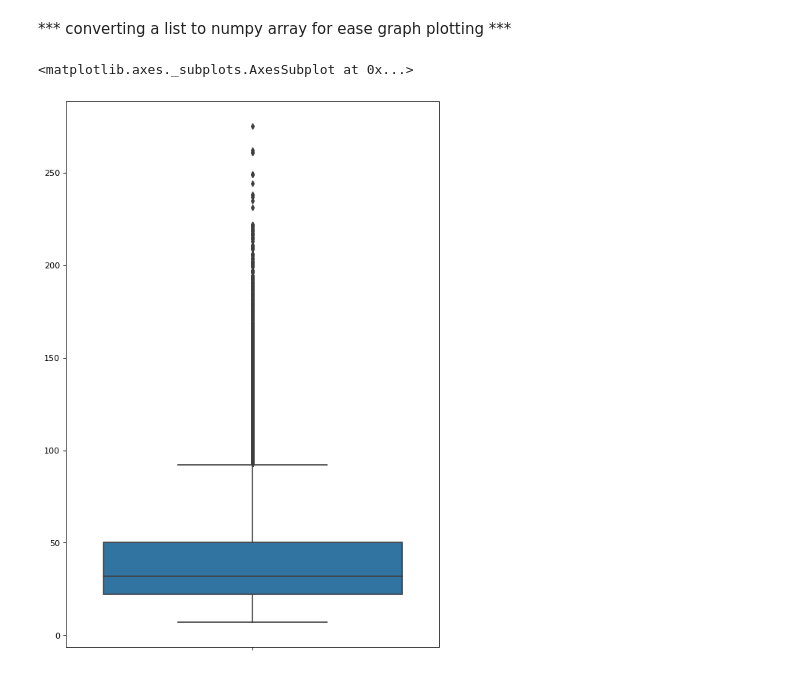
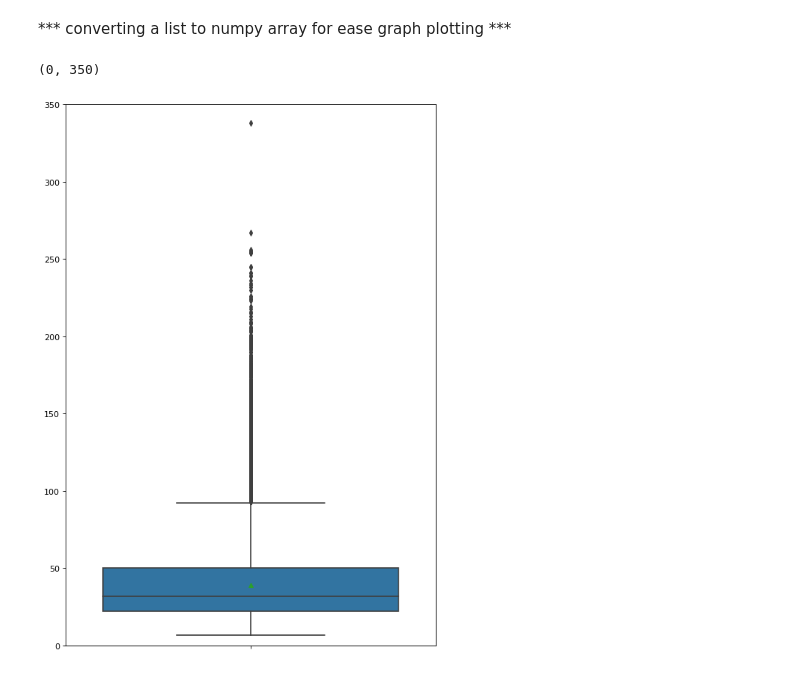
Before and after one commit to tonnyhideyori/algo_thesis, a Jupyter notebook: snake_and_ladder.ipynb, the cells around one changed output. Cells and saved outputs as stored; diff of their text form; code cells hidden in the pictures.

Commit message:
new graph

```diff
--- a/snake_and_ladder.ipynb
+++ b/snake_and_ladder.ipynb
@@ -74,7 +75,8 @@ countlist=countlist[:,:-1].reshape(100000,)
 # %%
 #plotbox
 figure(num=None, figsize=(8, 12), dpi=80, facecolor='w', edgecolor='k')
-sns.boxplot(countlist,orient="v")
+ax = sns.boxplot(countlist,orient="v",showmeans=True)
+plt.ylim(0,350)
 # %% [output]
-<matplotlib.axes._subplots.AxesSubplot at 0x...>
+(0, 350)
-[figure, old version]
+[figure, new version]
```
Also changed, not shown: parts of 5 cells of this notebook.
